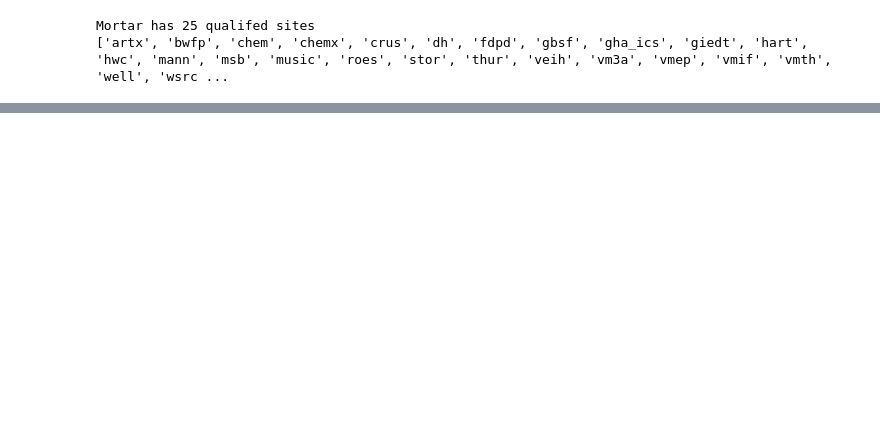
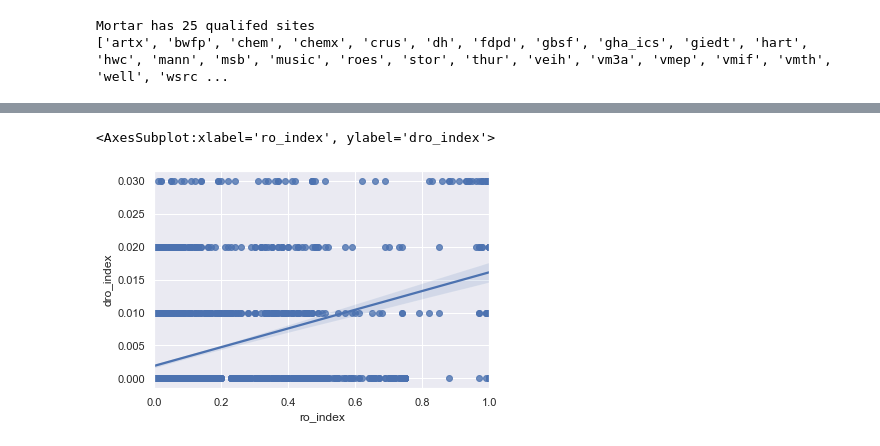
Before and after one commit to ruijis/mortardata_comfort_evaluation, a Jupyter notebook: ASHRAE_2022.ipynb, the cells around one changed output, grey strips where cells are left out. Saved outputs shown, nothing was run; the diff lists cells and outputs as text; code cells hidden in the pictures; blank space fills up the shorter version.

```diff
--- a/ASHRAE_2022.ipynb
+++ b/ASHRAE_2022.ipynb
@@ -62,0 +56,34 @@ Mortar has 25 qualifed sites
+# %%
+# get the brick metadata of the query sensors across all sites, except 'vmif'
+metadata_all = client.sparql(query, sites=qualify_resp.sites)
+# %%
+from range_outlier import *
+from daily_range_outlier import *
+import re
+# assign values to index function input variables
+md = 'tbd'
+sd = '2016-1-1'
+ed = '2016-12-31'
+sh = 9
+eh = 17
+sl = 71.6
+su = 80.6
+wl = 66.2
+wu = 77.0
+th = 3
+
+res = []
+for idxi, row in metadata_all.iterrows():
+    res_row = {}
+    md = row.sensor
+    ro_p = range_outlier(md, sd, ed, sh, eh, sl, su, wl, wu)
+    dro_p = daily_range_outlier(md, sd, ed, sh, eh, th)
+    for k in metadata_all.columns:
+        res_row[k] = 'Zon_Air_Temp' if k == 'sensor' else re.split('[#]', row[k])[-1]
+    res_row['ro_index'] = ro_p
+    res_row['dro_index'] = dro_p
+    res += [res_row]
+    # print result
+    print(res_row['site'], ro_p, dro_p)
+# store the result list as a dataframe
+res_df = pd.DataFrame(res)
@@ -62,0 +124,8 @@ Mortar has 25 qualifed sites
+# %%
+import seaborn as sns
+import matplotlib.pyplot as plt
+sns.set_theme(color_codes=True)
+sns.regplot(x="ro_index", y="dro_index", data=res_df)
+# %% [output]
+<AxesSubplot:xlabel='ro_index', ylabel='dro_index'>
+[figure, added]
```
Also changed, not shown: parts of 9 cells of this notebook, 3 other files.
